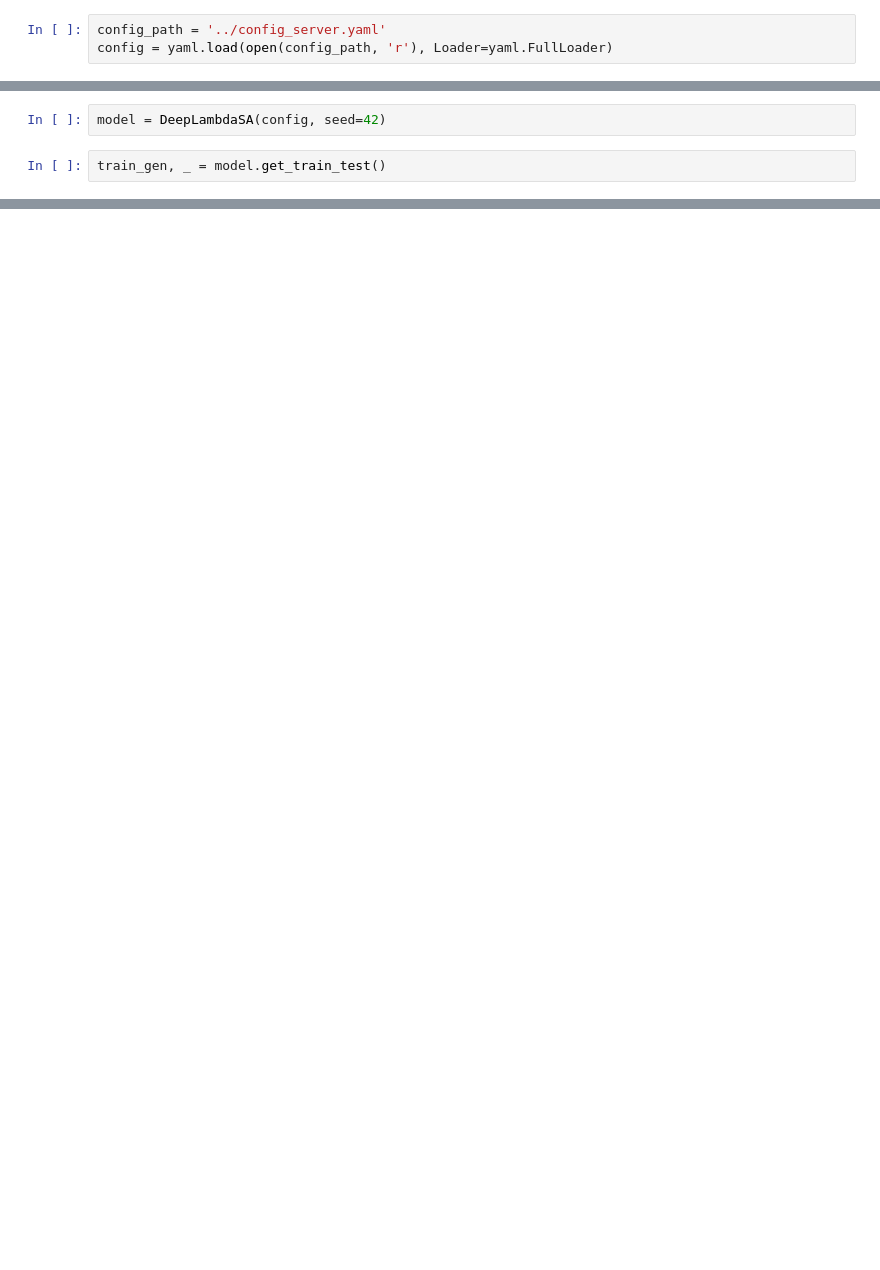
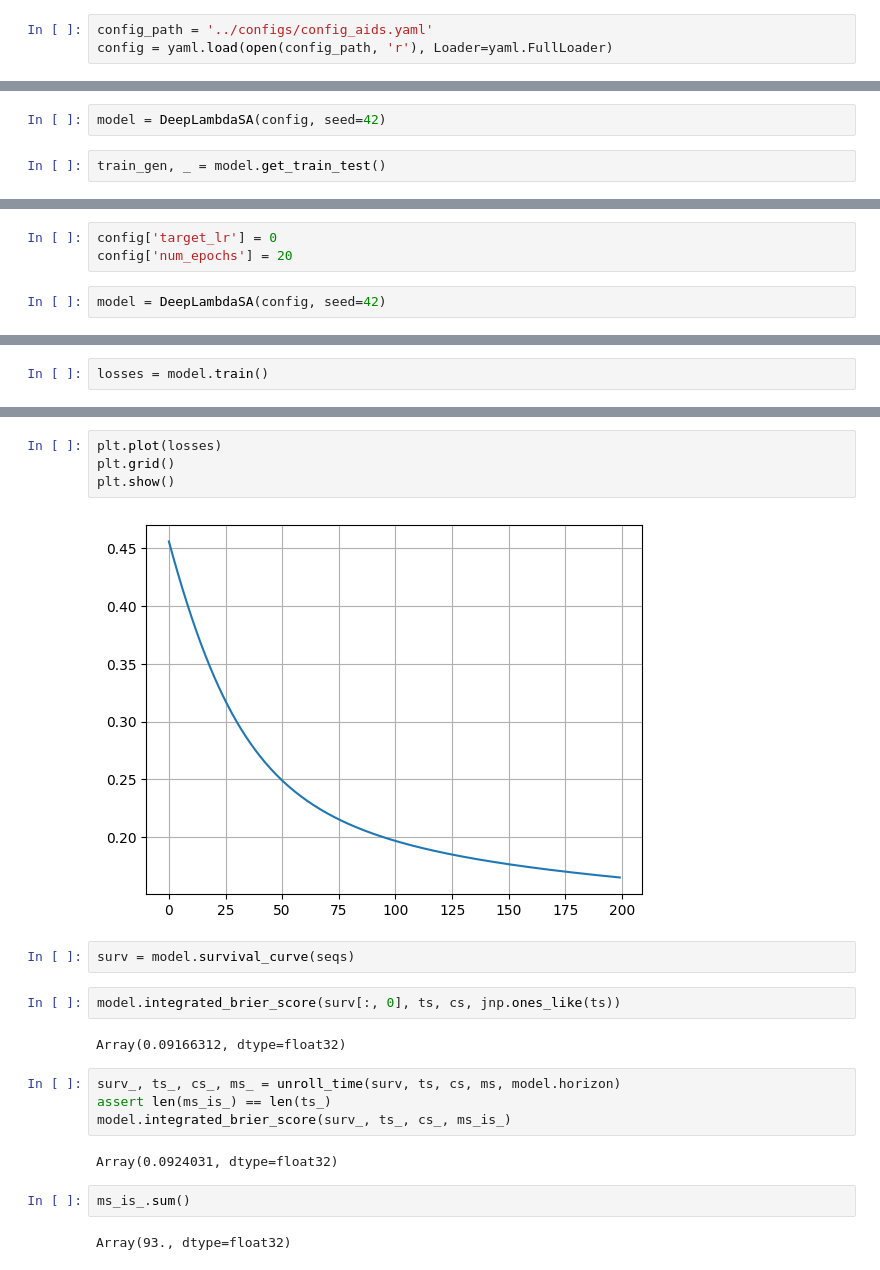
Before and after one commit to marianaw/deeptcsr, a Jupyter notebook: notebooks/deep_sa_single_task.ipynb, the cells around one changed output, grey strips where cells are left out. Saved outputs shown, nothing was run; the diff lists cells and outputs as text; blank space fills up the shorter version.

```diff
--- a/notebooks/deep_sa_single_task.ipynb
+++ b/notebooks/deep_sa_single_task.ipynb
@@ -18,6 +18,6 @@ import matplotlib.pyplot as plt
 def score(beta, xs):
     return -jnp.dot(xs, beta)
 # %%
-config_path = '../config_server.yaml'
+config_path = '../configs/config_aids.yaml'
 config = yaml.load(open(config_path, 'r'), Loader=yaml.FullLoader)
 # %%
@@ -326,0 +192,5 @@ Array(5, dtype=int32)
+# %%
+config['target_lr'] = 0
+config['num_epochs'] = 20
+# %%
+model = DeepLambdaSA(config, seed=42)
@@ -326,0 +207,2 @@ Array(5, dtype=int32)
+# %%
+losses = model.train()
@@ -326,0 +224,22 @@ Array(5, dtype=int32)
+# %%
+plt.plot(losses)
+plt.grid()
+plt.show()
+# %% [output]
+[figure, added]
+# %%
+surv = model.survival_curve(seqs)
+# %%
+model.integrated_brier_score(surv[:, 0], ts, cs, jnp.ones_like(ts))
+# %% [output]
+Array(0.09166312, dtype=float32)
+# %%
+surv_, ts_, cs_, ms_ = unroll_time(surv, ts, cs, ms, model.horizon)
+assert len(ms_is_) == len(ts_)
+model.integrated_brier_score(surv_, ts_, cs_, ms_is_)
+# %% [output]
+Array(0.0924031, dtype=float32)
+# %%
+ms_is_.sum()
+# %% [output]
+Array(93., dtype=float32)
```
Also changed, not shown: parts of 43 cells of this notebook, 8 other files.
